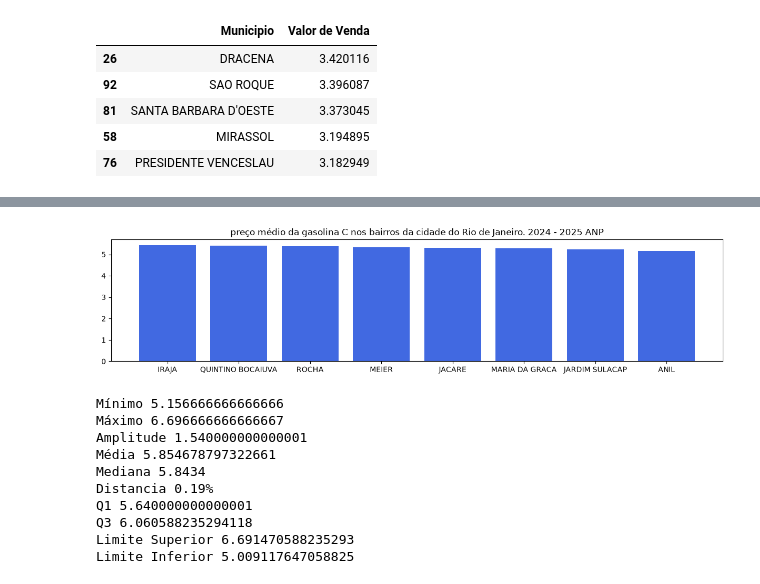
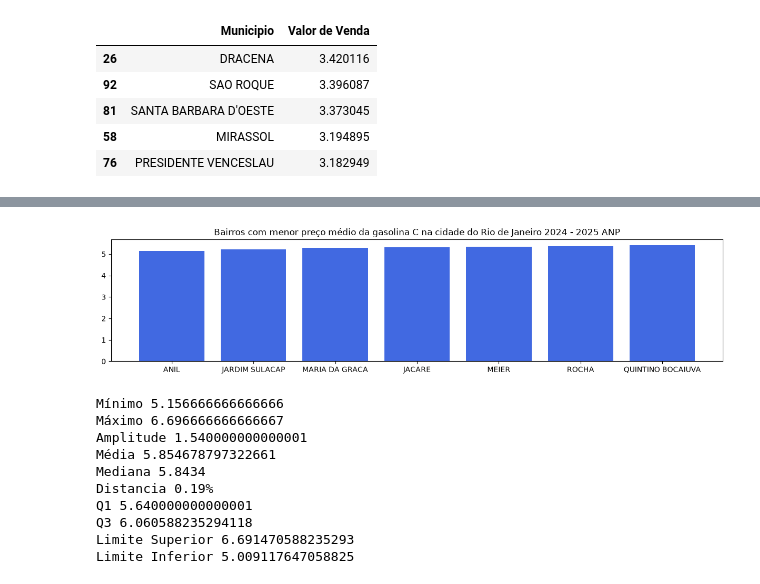
Before and after one commit to CarlosEduardoRodrigues7/Uc2, a Jupyter notebook: aula 3 - mini projeto.ipynb, the cells around one changed output, grey strips where cells are left out. Cells and saved outputs as stored; diff of their text form; code cells hidden in the pictures.

```diff
--- a/aula 3 - mini projeto.ipynb
+++ b/aula 3 - mini projeto.ipynb
@@ -310,0 +489,3 @@ plt.show()
+# %%
+df_gasolina_bairro_rj = df_gasosa.groupby('Bairro')['Valor de Venda'].mean().reset_index().sort_values(by='Valor de Venda')
+df_gasolina_bairro_rj
@@ -311,10 +506,10 @@ plt.show()
 # %%
 plt.figure(figsize=(15,3))
-plt.bar(df_gasolina_bairro_rj.tail(8)['Bairro'], df_gasolina_bairro_rj.tail(8)['Valor de Venda'], color='#4169E1')
-plt.title('preço médio da gasolina C nos bairros da cidade do Rio de Janeiro. 2024 - 2025 ANP')
+plt.bar(df_gasolina_bairro_rj.head(7)['Bairro'], df_gasolina_bairro_rj.head(7)['Valor de Venda'], color='#4169E1')
+plt.title('Bairros com menor preço médio da gasolina C na cidade do Rio de Janeiro 2024 - 2025 ANP')
 plt.show()
 # %% [output]
-[figure, old version]
+[figure, new version]
 # %%
 array_bairro = np.array(df_gasolina_bairro_rj['Valor de Venda'])
 array_bairro
```
Also changed, not shown: parts of 17 cells of this notebook.
